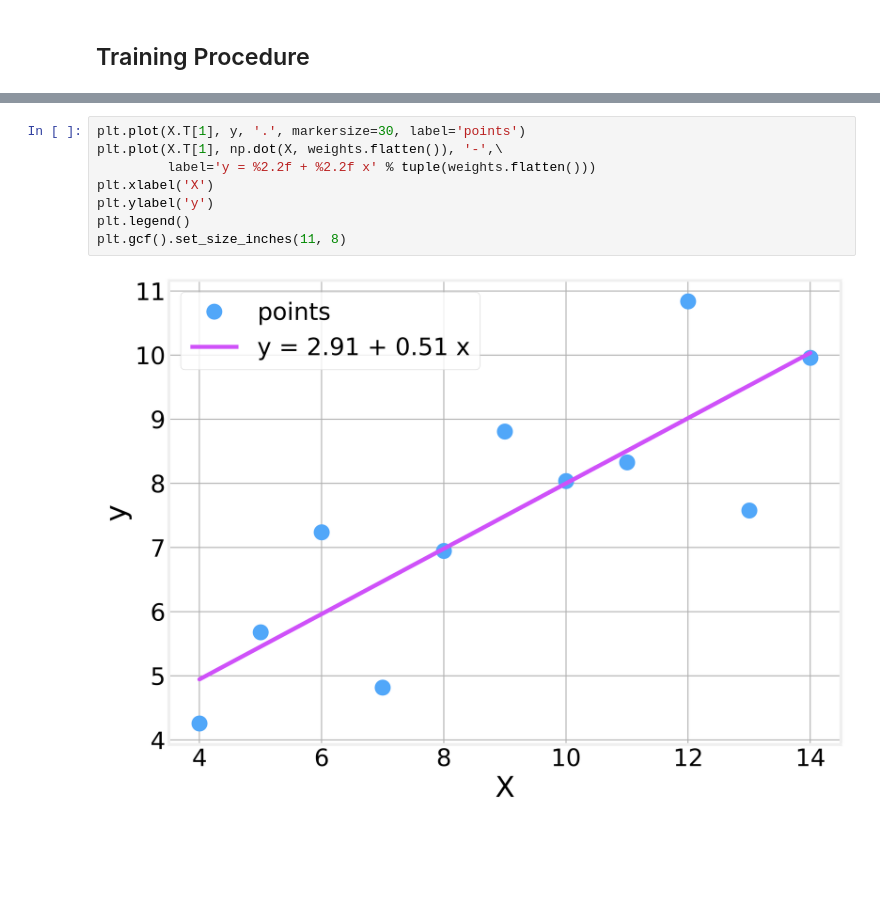
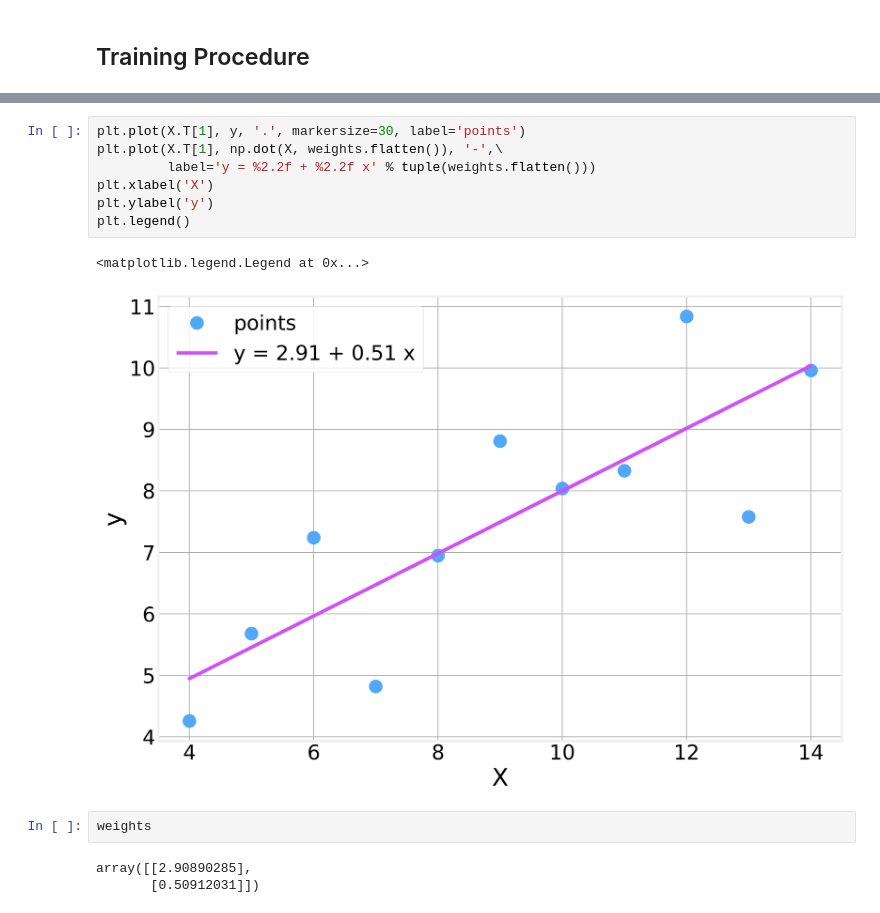
Before and after one commit to DataForScience/DeepLearning, a Jupyter notebook: 2. Linear Regression.ipynb, the cells around one changed output, grey strips where cells are left out. Saved outputs shown, nothing was run; the diff lists cells and outputs as text; blank space fills up the shorter version.

```diff
--- a/2. Linear Regression.ipynb
+++ b/2. Linear Regression.ipynb
@@ -177,13 +180,18 @@ array([2.90884741, 0.5091258 ])
 # %%
 plt.plot(X.T[1], y, '.', markersize=30, label='points')
 plt.plot(X.T[1], np.dot(X, weights.flatten()), '-',\
          label='y = %2.2f + %2.2f x' % tuple(weights.flatten()))
 plt.xlabel('X')
 plt.ylabel('y')
 plt.legend()
-plt.gcf().set_size_inches(11, 8)
 # %% [output]
+<matplotlib.legend.Legend at 0x...>
-[figure, old version]
+[figure, new version]
+# %%
+weights
+# %% [output]
+array([[2.90890285],
+       [0.50912031]])
 # %% [markdown]
 <div style="width: 100%; overflow: hidden;">
      <img src="data/D4Sci_logo_full.png" alt="Data For Science, Inc" align="center" border="0" width=300px>
```
Also changed, not shown: parts of 5 cells of this notebook, 5 other files.
